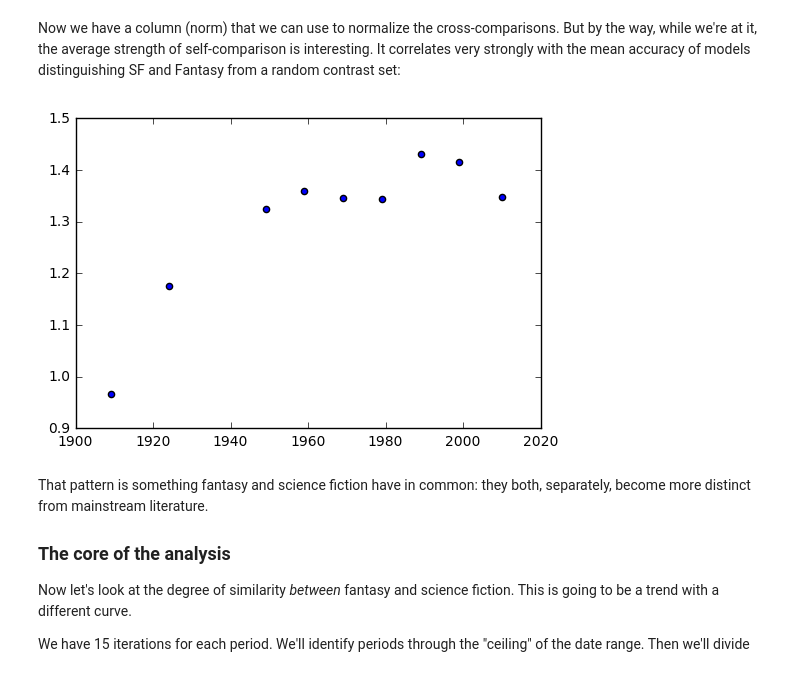
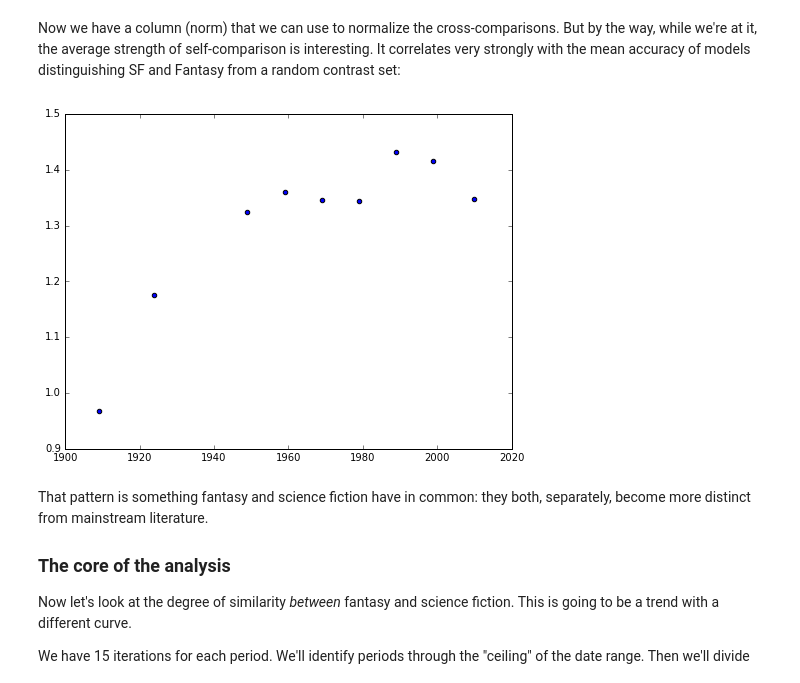
Before and after one commit to tedunderwood/measureperspective, a Jupyter notebook: interpretations/interpretFSFcomparison.ipynb, the cells around one changed output. Drawn from its saved outputs; the diff is of its cells as text; code cells hidden in the pictures.

```diff
--- a/interpretations/interpretFSFcomparison.ipynb
+++ b/interpretations/interpretFSFcomparison.ipynb
@@ -56,11 +56,12 @@ results = results.assign(normed = results.spearman/newcol)
 # %% [markdown]
 Now we have a column (norm) that we can use to normalize the cross-comparisons. But by the way, while we're at it, the average strength of self-comparison is interesting. It correlates very strongly with the mean accuracy of models distinguishing SF and Fantasy from a random contrast set:
 # %%
+plt.figure(figsize=(8,6))
 ceilings, means = zip(*[(k, v) for k, v in ceiling2meanself.items()])
 plt.scatter(ceilings, means)
 plt.show()
 # %% [output]
-[figure, old version]
+[figure, new version]
 # %% [markdown]
 That pattern is something fantasy and science fiction have in common: they both, separately, become more distinct from mainstream literature.
 
```
Also changed, not shown: parts of 9 cells of this notebook, 2 other files.
